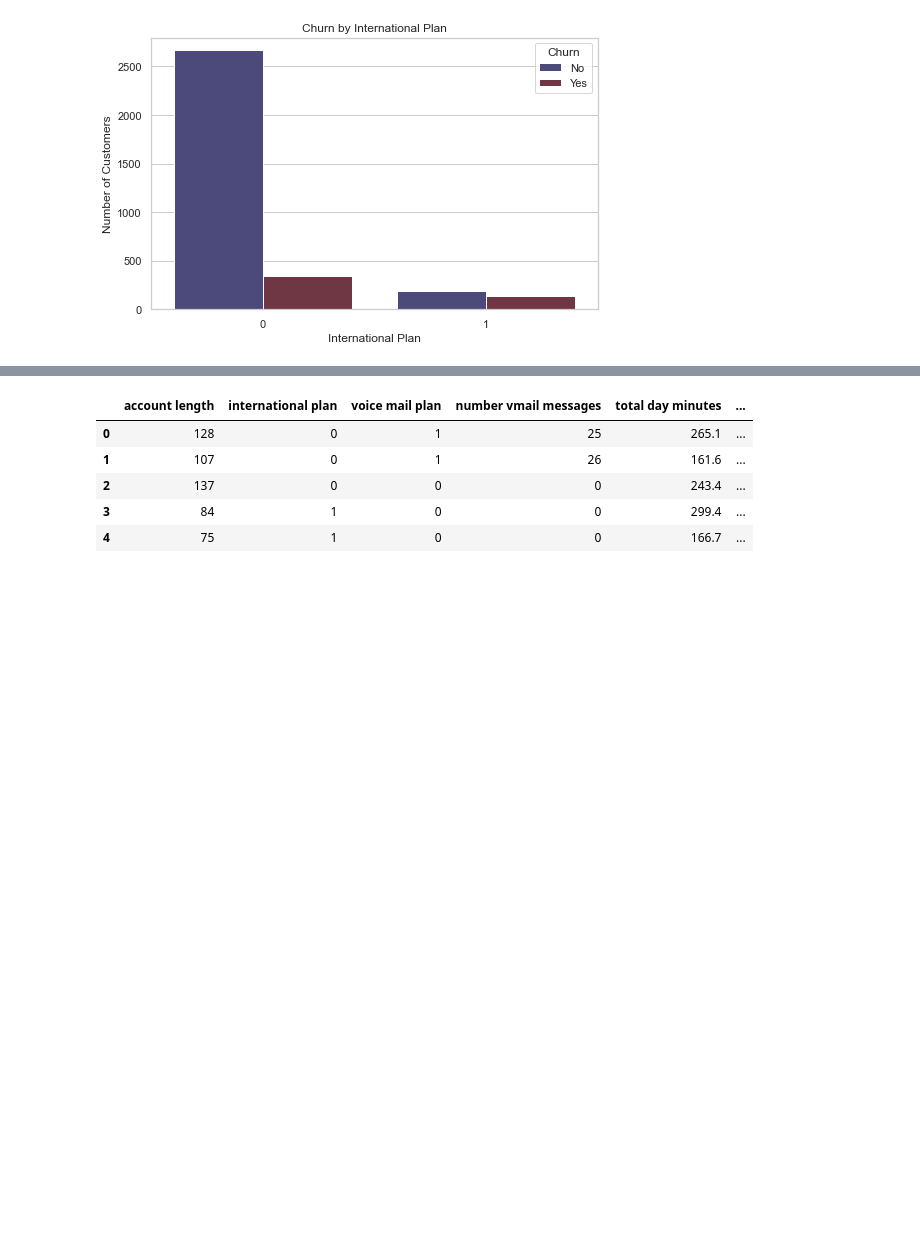
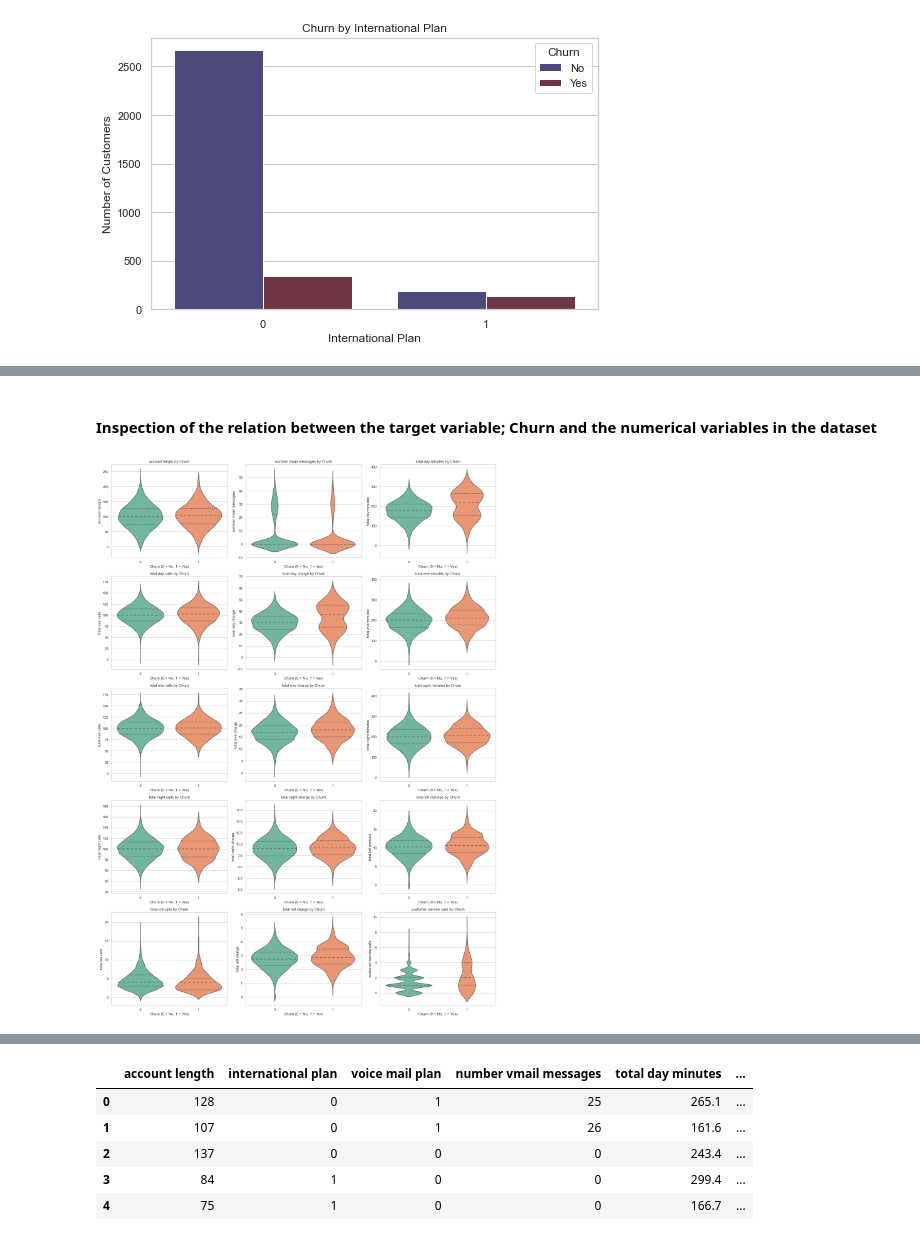
Before and after one commit to Nelaten/phase3_project, a Jupyter notebook: phase3_project.ipynb, the cells around one changed output, grey strips where cells are left out. Saved outputs shown, nothing was run; the diff lists cells and outputs as text; code cells hidden in the pictures; blank space fills up the shorter version.

```diff
--- a/phase3_project.ipynb
+++ b/phase3_project.ipynb
@@ -276,21 +277,18 @@ We can observe that the percentage of subscribers without a voice mail plan is 7
 # %% [markdown]
 #### Univariate analysis of the Numerical variables
 # %%
-import seaborn as sns
-import matplotlib.pyplot as plt
-
 # Drop non-numerical/categorical columns
-columns = churn_data.drop(columns=['voice mail plan', 'international plan', 'churn'], axis=1).columns
+num_columns = churn_data.drop(columns=['voice mail plan', 'international plan', 'churn'], axis=1).columns
 
 # Number of plots
 n_cols = 3
-n_rows = -(-len(columns) // n_cols)  # Ceiling division
+n_rows = -(-len(num_columns) // n_cols)  # Ceiling division
 
 fig, axes = plt.subplots(n_rows, n_cols, figsize=(6 * n_cols, 4 * n_rows))
 axes = axes.flatten()
 
 # Loop through columns
-for i, col in enumerate(columns):
+for i, col in enumerate(num_columns):
     sns.histplot(data=churn_data, x=col, kde=True, ax=axes[i])
     axes[i].set_title(f'Distribution of {col}')
     axes[i].set_xlabel(col)
@@ -361,0 +383,26 @@ Therefore even though fewer people have an international plan, those who do are
+# %% [markdown]
+#### Inspection of the relation between the target variable; Churn and the numerical variables in the dataset
+# %%
+# Number of columns and rows for subplot grid
+n_cols = 3
+n_rows = math.ceil(len(num_columns) / n_cols)
+
+# Set up the subplot figure
+fig, axes = plt.subplots(n_rows, n_cols, figsize=(6 * n_cols, 5 * n_rows))
+axes = axes.flatten()
+
+# Plot violin plots for each numerical column
+for col, ax in zip(num_columns, axes):
+    sns.violinplot(data=churn_data, x='churn', y=col, ax=ax, palette='Set2', inner='quartile')
+    ax.set_title(f'{col} by Churn')
+    ax.set_xlabel('Churn (0 = No, 1 = Yes)')
+    ax.set_ylabel(col)
+
+# Hide any unused axes
+for ax in axes[len(num_columns):]:
+    ax.set_visible(False)
+
+plt.tight_layout()
+plt.show()
+# %% [output]
+[figure, added]
```
Also changed, not shown: parts of 15 cells of this notebook.
